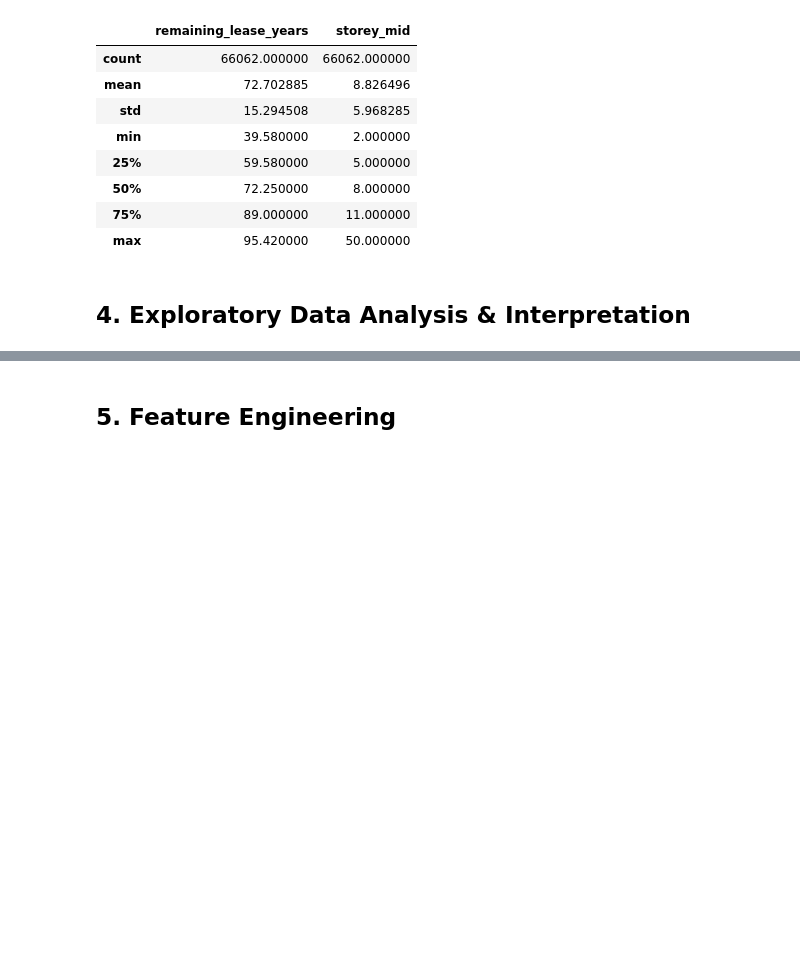
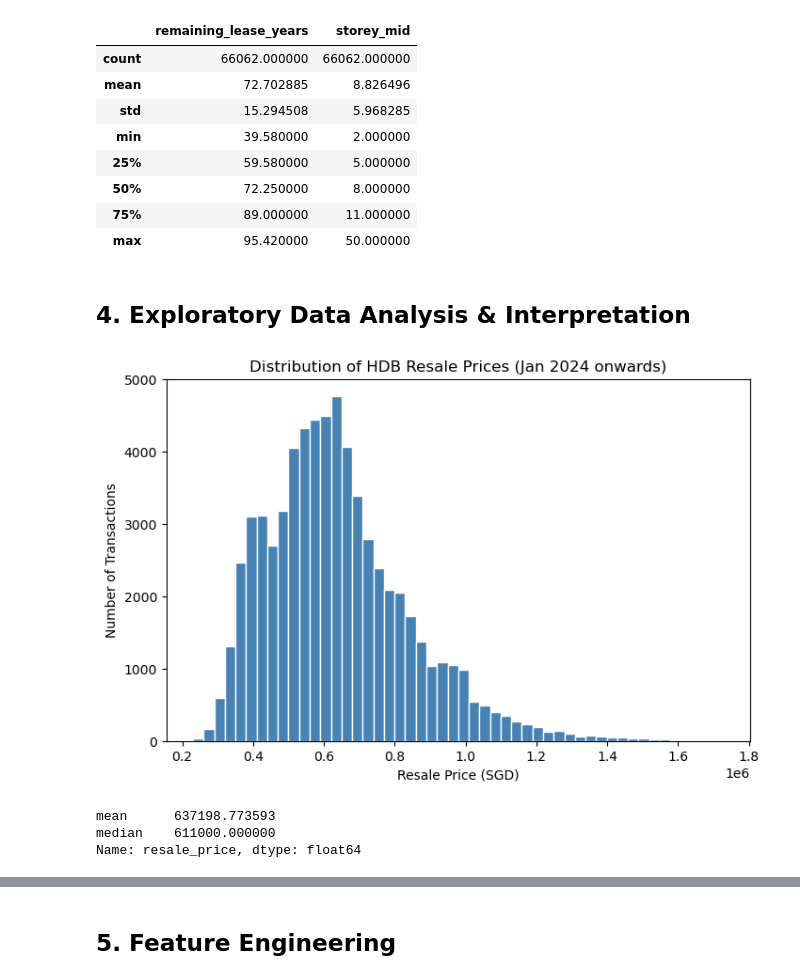
Before and after one commit to liyichen-ai/hdb-resale-price-predictor, a Jupyter notebook: hdb_price_model.ipynb, the cells around one changed output, grey strips where cells are left out. Saved outputs shown, nothing was run; the diff lists cells and outputs as text; code cells hidden in the pictures; blank space fills up the shorter version.

Commit message:
Add EDA charts and interpretations, restore data loading

```diff
--- a/hdb_price_model.ipynb
+++ b/hdb_price_model.ipynb
@@ -164,3 +166,18 @@ df[['remaining_lease_years', 'storey_mid']].describe()
 | max | 95.420000 | 50.000000 |
 # %% [markdown]
 ## 4. Exploratory Data Analysis & Interpretation
+# %%
+plt.figure(figsize=(8,5))
+plt.hist(df['resale_price'], bins=50, color='steelblue', edgecolor='white')
+plt.title('Distribution of HDB Resale Prices (Jan 2024 onwards)')
+plt.xlabel('Resale Price (SGD)')
+plt.ylabel('Number of Transactions')
+plt.show()
+# %% [output]
+[figure, added]
+# %%
+df['resale_price'].agg(['mean', 'median'])
+# %% [output]
+mean      637198.773593
+median    611000.000000
+Name: resale_price, dtype: float64
```
Also changed, not shown: parts of 11 cells of this notebook.
